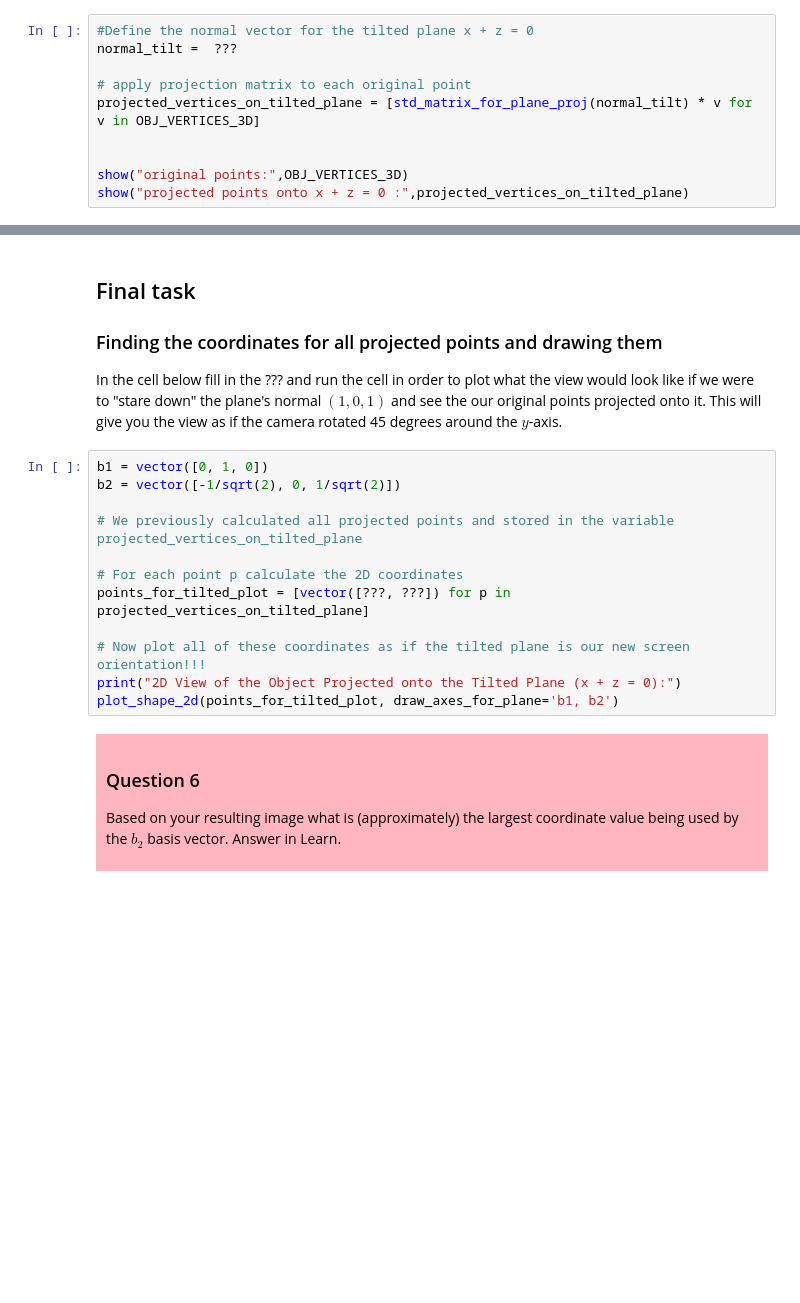
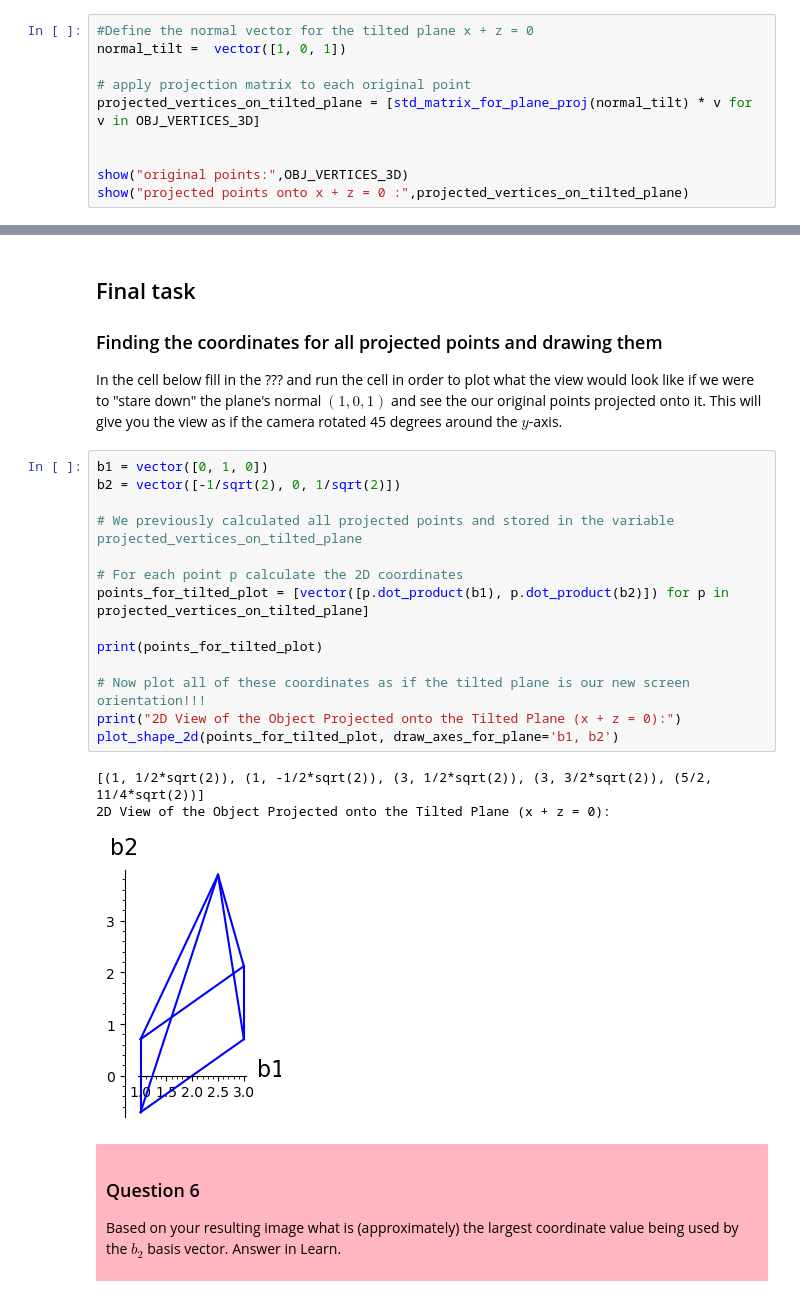
Before and after one commit to catr1xLiu/Notebook, a Jupyter notebook: MATH115 - Linear Algebra/Python Exercise/exercise04.ipynb, the cells around one changed output, grey strips where cells are left out. Drawn from its saved outputs; the diff is of its cells as text; blank space fills up the shorter version.

```diff
--- a/MATH115 - Linear Algebra/Python Exercise/exercise04.ipynb
+++ b/MATH115 - Linear Algebra/Python Exercise/exercise04.ipynb
@@ -217,7 +242,7 @@ We can use our `std_matrix_for_plane_proj` function with this normal vector to g
 Enter the correct normal in the cell below and run it to get the required projection of our original points
 # %%
 #Define the normal vector for the tilted plane x + z = 0
-normal_tilt =  ???
+normal_tilt =  vector([1, 0, 1])
 
 # apply projection matrix to each original point
 projected_vertices_on_tilted_plane = [std_matrix_for_plane_proj(normal_tilt) * v for v in OBJ_VERTICES_3D]
@@ -361,15 +398,21 @@ In the cell below fill in the ??? and run the cell in order to plot what the vie
 # %%
 b1 = vector([0, 1, 0])
 b2 = vector([-1/sqrt(2), 0, 1/sqrt(2)])
 
 # We previously calculated all projected points and stored in the variable projected_vertices_on_tilted_plane
 
 # For each point p calculate the 2D coordinates
-points_for_tilted_plot = [vector([???, ???]) for p in projected_vertices_on_tilted_plane]
+points_for_tilted_plot = [vector([p.dot_product(b1), p.dot_product(b2)]) for p in projected_vertices_on_tilted_plane]
+
+print(points_for_tilted_plot)
 
 # Now plot all of these coordinates as if the tilted plane is our new screen orientation!!!
 print("2D View of the Object Projected onto the Tilted Plane (x + z = 0):")
 plot_shape_2d(points_for_tilted_plot, draw_axes_for_plane='b1, b2')
+# %% [output]
+[(1, 1/2*sqrt(2)), (1, -1/2*sqrt(2)), (3, 1/2*sqrt(2)), (3, 3/2*sqrt(2)), (5/2, 11/4*sqrt(2))]
+2D View of the Object Projected onto the Tilted Plane (x + z = 0):
+[figure, added]
 # %% [markdown]
 <div style="background-color: lightpink; color:black; padding: 10px">
 
```
Also changed, not shown: parts of 8 cells of this notebook, 1 other file.
